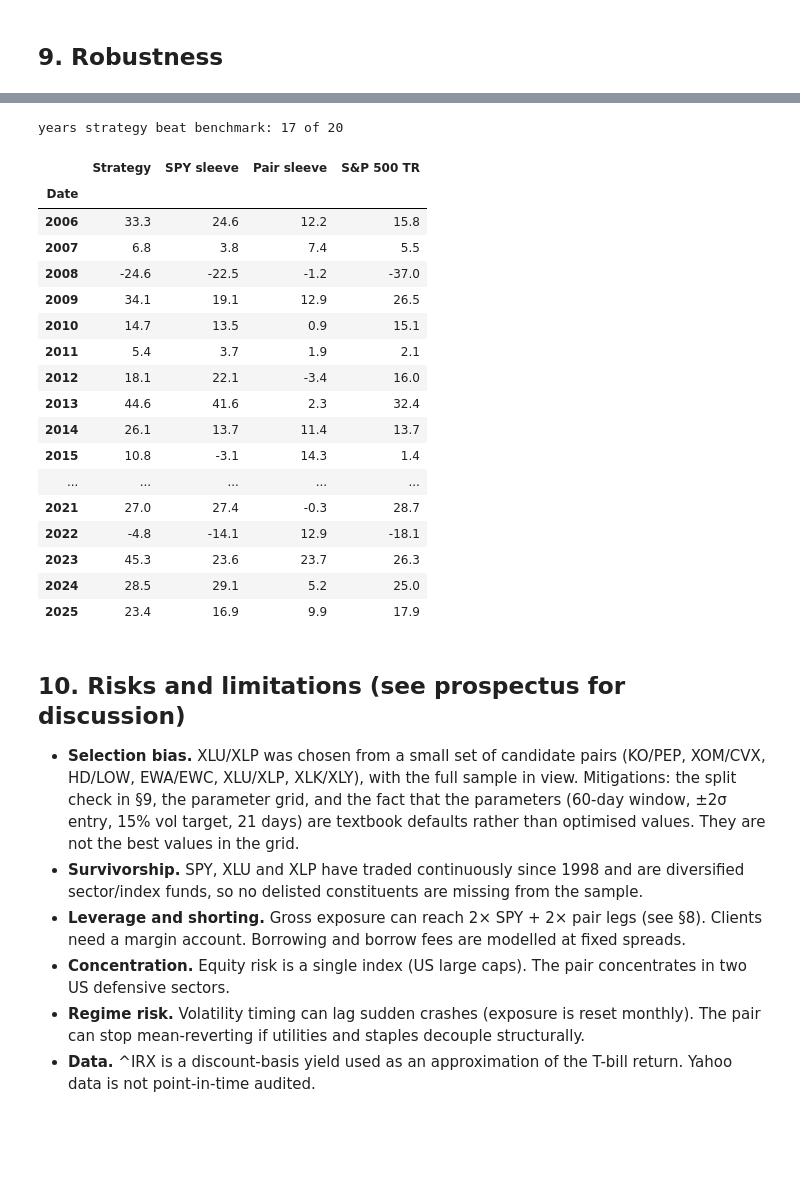
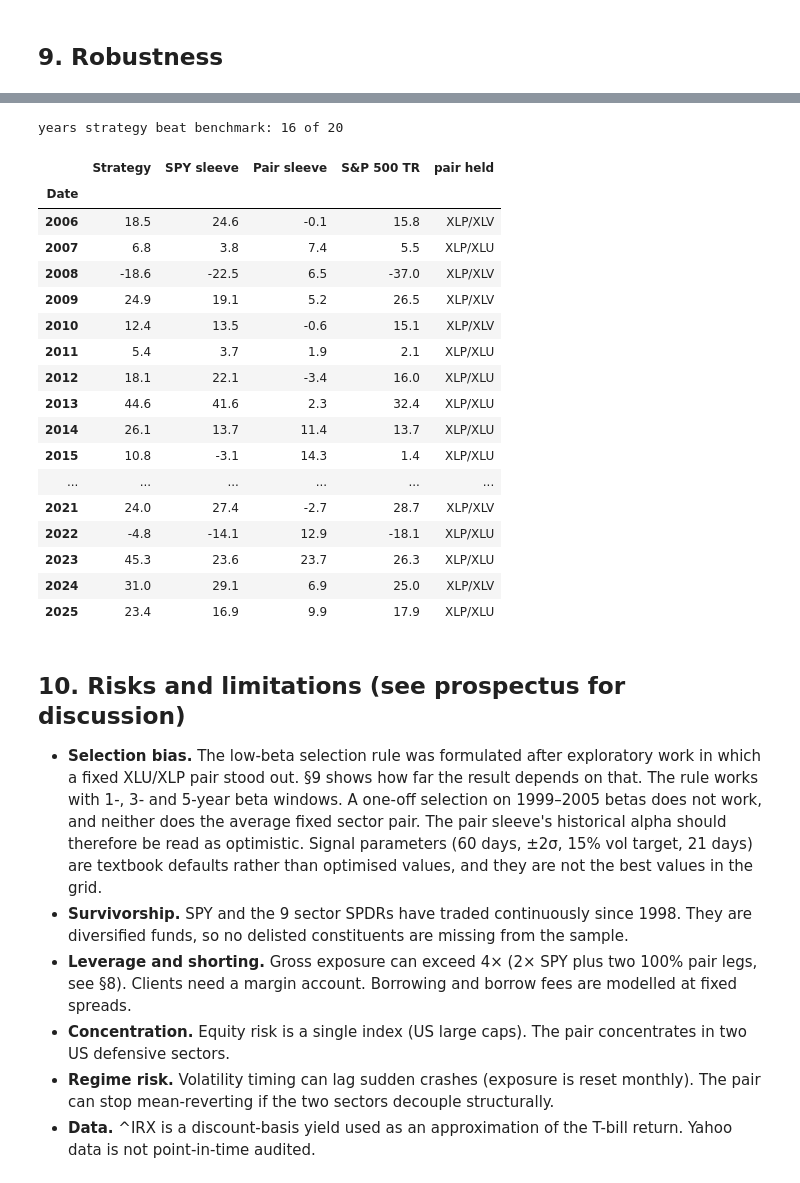
Before and after one commit to Ben10Nova/FinancialModellingGroupN, a Jupyter notebook: FM_GroupN_backtest.ipynb, the cells around one changed output, grey strips where cells are left out. Drawn from its saved outputs; the diff is of its cells as text; code cells hidden in the pictures; blank space fills up the shorter version.

```diff
--- a/FM_GroupN_backtest.ipynb
+++ b/FM_GroupN_backtest.ipynb
@@ -30,7 +30,7 @@ yfinance 1.8.0 | pandas 3.0.5
 ## 1. Parameters (all assumptions in one place)
 # %%
 START, END = '2006-01-01', '2025-12-31'   # evaluation window: first and last return day (inclusive)
-DATA_START = '2005-06-01'                 # warm-up history so the 60-day and 21-day windows exist on day 1
+DATA_START = '1999-01-01'                 # sector ETFs start Dec-1998; earlier years serve as warm-up / formation data
 IS_END = '2015-12-31'                     # split for the in-sample / out-of-sample check
 
 # Sleeve 1: volatility-managed SPY
@@ -39,7 +39,8 @@ VOL_DAYS   = 21       # look-back for realised volatility (~1 month)
 MAX_LEV    = 2.0      # cap on SPY exposure
 
 # Sleeve 2: pair overlay
-PAIR_A, PAIR_B = 'XLU', 'XLP'
+SECTORS = ['XLB', 'XLE', 'XLF', 'XLI', 'XLK', 'XLP', 'XLU', 'XLV', 'XLY']   # the 9 original Select Sector SPDRs
+BETA_YEARS = 1        # look-back (calendar years) for the beta estimate used to pick the pair
 Z_WIN, Z_IN, Z_OUT = 60, 2.0, 0.5
 PAIR_SIZE = 1.0       # notional per leg as a fraction of equity
 
@@ -48,7 +49,8 @@ COST       = 0.0010   # 10 bp of notional traded (spread + commission + slippage
 FIN_SPREAD = 0.0050   # borrowing cost above the T-bill rate, p.a.
 SHORT_FEE  = 0.0025   # stock-borrow fee on short notional, p.a.
 
-TICKERS = ['SPY', 'XLU', 'XLP', '^SP500TR', '^IRX']
+ASSETS  = ['SPY'] + SECTORS
+TICKERS = ASSETS + ['^SP500TR', '^IRX']
 # %% [markdown]
 ## 2. Data
 * **Source:** Yahoo Finance through the `yfinance` API.
@@ -92,5 +103,5 @@ dropna removed 0 of 5180 rows; sample now 2005-06-01 -> 2025-12-31
 # %%
-ret = px[['SPY', 'XLU', 'XLP', '^SP500TR']].pct_change()
+ret = px[ASSETS + ['^SP500TR']].pct_change()
 rf_d = (px['^IRX'] / 100 / 252).shift(1)     # yield known at t-1 is earned on day t
 
 # Sanity check: SPY (adjusted) vs the S&P 500 total-return index should differ only by SPY's ~0.09% fee
@@ -145,16 +214,16 @@ We simulate the account day by day, holding positions between trades:
 # %%
 def backtest(px, use_spy=True, pair_size=PAIR_SIZE, cost=COST, lag=1, pair_kw={}):
     e = spy_exposure(px) if use_spy else pd.Series(0.0, index=px.index)
-    p, _ = pair_position(px, **pair_kw)
-    month_end = px.index.to_series().groupby(px.index.to_period('M')).transform('max') == px.index
-    e, p, month_end = e.shift(lag - 1), p.shift(lag - 1), month_end.shift(lag - 1, fill_value=False)
+    tp = pair_targets(px, **pair_kw)[0]
+    me = pd.Series(month_end_flag(px.index), index=px.index)
+    e, tp, me = e.shift(lag - 1), tp.shift(lag - 1).fillna(0), me.shift(lag - 1, fill_value=False)
 
     i0 = px.index.searchsorted(pd.Timestamp(START)) - 1          # last close before START: initial trade
     idx = px.index[i0:][px.index[i0:] <= pd.Timestamp(END)]
-    R = px[['SPY', PAIR_A, PAIR_B]].pct_change().loc[idx].values
-    rf, e, p, me = rf_d.loc[idx].values, e.loc[idx].values, p.loc[idx].fillna(0).values, month_end.loc[idx].values
+    R = px[ASSETS].pct_change().loc[idx].values
+    rf, e, P, me = rf_d.loc[idx].values, e.loc[idx].values, tp.loc[idx].values * pair_size, me.loc[idx].values
 
-    w, prev_p, rows = np.zeros(3), 0.0, []
+    w, prev, rows = np.zeros(len(ASSETS)), np.zeros(len(SECTORS)), []
     for i in range(len(idx)):
         if i == 0:
             gross, w_drift = 0.0, w.copy()                           # nothing held before the first close
@@ -166,9 +235,9 @@ def backtest(px, use_spy=True, pair_size=PAIR_SIZE, cost=COST, lag=1, pair_kw={}
         tgt = w_drift.copy()
         if i == 0 or me[i]:
             tgt[0] = e[i]
-        if p[i] != prev_p:
-            tgt[1], tgt[2] = p[i] * pair_size, -p[i] * pair_size
-            prev_p = p[i]
+        if not np.array_equal(P[i], prev):
+            tgt[1:] = P[i]
+            prev = P[i]
         turn = np.abs(tgt - w_drift).sum()
         rows.append((gross, gross - turn * cost, turn, tgt[0], np.abs(tgt).sum()))
         w = tgt
@@ -376,37 +484,39 @@ Pair sleeve alone, net Sharpe ratio across parameter choices (base case: 60 days
 # %%
 yearly = pd.DataFrame({'Strategy': (1 + bt.net).groupby(bt.index.year).prod() - 1,
                        'SPY sleeve': (1 + spy_only.net).groupby(spy_only.index.year).prod() - 1,
                        'Pair sleeve': (1 + pair_only.net).groupby(pair_only.index.year).prod() - 1,
                        'S&P 500 TR': (1 + bench_d).groupby(bench_d.index.year).prod() - 1})
 print('years strategy beat benchmark:', (yearly.Strategy > yearly['S&P 500 TR']).sum(), 'of', len(yearly))
-(yearly * 100).round(1)
+out = (yearly * 100).round(1)
+out['pair held'] = betas['pair held'].reindex(out.index)
+out
 # %% [output]
-years strategy beat benchmark: 17 of 20
+years strategy beat benchmark: 16 of 20
-|  | Strategy | SPY sleeve | Pair sleeve | S&P 500 TR |
-| Date |  |  |  |  |
-| 2006 | 33.3 | 24.6 | 12.2 | 15.8 |
-| 2007 | 6.8 | 3.8 | 7.4 | 5.5 |
-| 2008 | -24.6 | -22.5 | -1.2 | -37.0 |
-| 2009 | 34.1 | 19.1 | 12.9 | 26.5 |
-| 2010 | 14.7 | 13.5 | 0.9 | 15.1 |
-| 2011 | 5.4 | 3.7 | 1.9 | 2.1 |
-| 2012 | 18.1 | 22.1 | -3.4 | 16.0 |
-| 2013 | 44.6 | 41.6 | 2.3 | 32.4 |
-| 2014 | 26.1 | 13.7 | 11.4 | 13.7 |
-| 2015 | 10.8 | -3.1 | 14.3 | 1.4 |
-| ... | ... | ... | ... | ... |
-| 2021 | 27.0 | 27.4 | -0.3 | 28.7 |
-| 2022 | -4.8 | -14.1 | 12.9 | -18.1 |
-| 2023 | 45.3 | 23.6 | 23.7 | 26.3 |
-| 2024 | 28.5 | 29.1 | 5.2 | 25.0 |
-| 2025 | 23.4 | 16.9 | 9.9 | 17.9 |
+|  | Strategy | SPY sleeve | Pair sleeve | S&P 500 TR | pair held |
+| Date |  |  |  |  |  |
+| 2006 | 18.5 | 24.6 | -0.1 | 15.8 | XLP/XLV |
+| 2007 | 6.8 | 3.8 | 7.4 | 5.5 | XLP/XLU |
+| 2008 | -18.6 | -22.5 | 6.5 | -37.0 | XLP/XLV |
+| 2009 | 24.9 | 19.1 | 5.2 | 26.5 | XLP/XLV |
+| 2010 | 12.4 | 13.5 | -0.6 | 15.1 | XLP/XLV |
+| 2011 | 5.4 | 3.7 | 1.9 | 2.1 | XLP/XLU |
+| 2012 | 18.1 | 22.1 | -3.4 | 16.0 | XLP/XLU |
+| 2013 | 44.6 | 41.6 | 2.3 | 32.4 | XLP/XLU |
+| 2014 | 26.1 | 13.7 | 11.4 | 13.7 | XLP/XLU |
+| 2015 | 10.8 | -3.1 | 14.3 | 1.4 | XLP/XLU |
+| ... | ... | ... | ... | ... | ... |
+| 2021 | 24.0 | 27.4 | -2.7 | 28.7 | XLP/XLV |
+| 2022 | -4.8 | -14.1 | 12.9 | -18.1 | XLP/XLU |
+| 2023 | 45.3 | 23.6 | 23.7 | 26.3 | XLP/XLU |
+| 2024 | 31.0 | 29.1 | 6.9 | 25.0 | XLP/XLV |
+| 2025 | 23.4 | 16.9 | 9.9 | 17.9 | XLP/XLU |
 # %% [markdown]
 ## 10. Risks and limitations (see prospectus for discussion)
-* **Selection bias.** XLU/XLP was chosen from a small set of candidate pairs (KO/PEP, XOM/CVX, HD/LOW, EWA/EWC, XLU/XLP, XLK/XLY), with the full sample in view. Mitigations: the split check in §9, the parameter grid, and the fact that the parameters (60-day window, ±2σ entry, 15% vol target, 21 days) are textbook defaults rather than optimised values. They are not the best values in the grid.
-* **Survivorship.** SPY, XLU and XLP have traded continuously since 1998 and are diversified sector/index funds, so no delisted constituents are missing from the sample.
-* **Leverage and shorting.** Gross exposure can reach 2× SPY + 2× pair legs (see §8). Clients need a margin account. Borrowing and borrow fees are modelled at fixed spreads.
+* **Selection bias.** The low-beta selection rule was formulated after exploratory work in which a fixed XLU/XLP pair stood out. §9 shows how far the result depends on that. The rule works with 1-, 3- and 5-year beta windows. A one-off selection on 1999–2005 betas does not work, and neither does the average fixed sector pair. The pair sleeve's historical alpha should therefore be read as optimistic. Signal parameters (60 days, ±2σ, 15% vol target, 21 days) are textbook defaults rather than optimised values, and they are not the best values in the grid.
+* **Survivorship.** SPY and the 9 sector SPDRs have traded continuously since 1998. They are diversified funds, so no delisted constituents are missing from the sample.
+* **Leverage and shorting.** Gross exposure can exceed 4× (2× SPY plus two 100% pair legs, see §8). Clients need a margin account. Borrowing and borrow fees are modelled at fixed spreads.
 * **Concentration.** Equity risk is a single index (US large caps). The pair concentrates in two US defensive sectors.
-* **Regime risk.** Volatility timing can lag sudden crashes (exposure is reset monthly). The pair can stop mean-reverting if utilities and staples decouple structurally.
+* **Regime risk.** Volatility timing can lag sudden crashes (exposure is reset monthly). The pair can stop mean-reverting if the two sectors decouple structurally.
 * **Data.** ^IRX is a discount-basis yield used as an approximation of the T-bill return. Yahoo data is not point-in-time audited.
 # %% [markdown]
 ## Generative-AI disclosure
```
Also changed, not shown: parts of 24 cells of this notebook, 4 other files.
